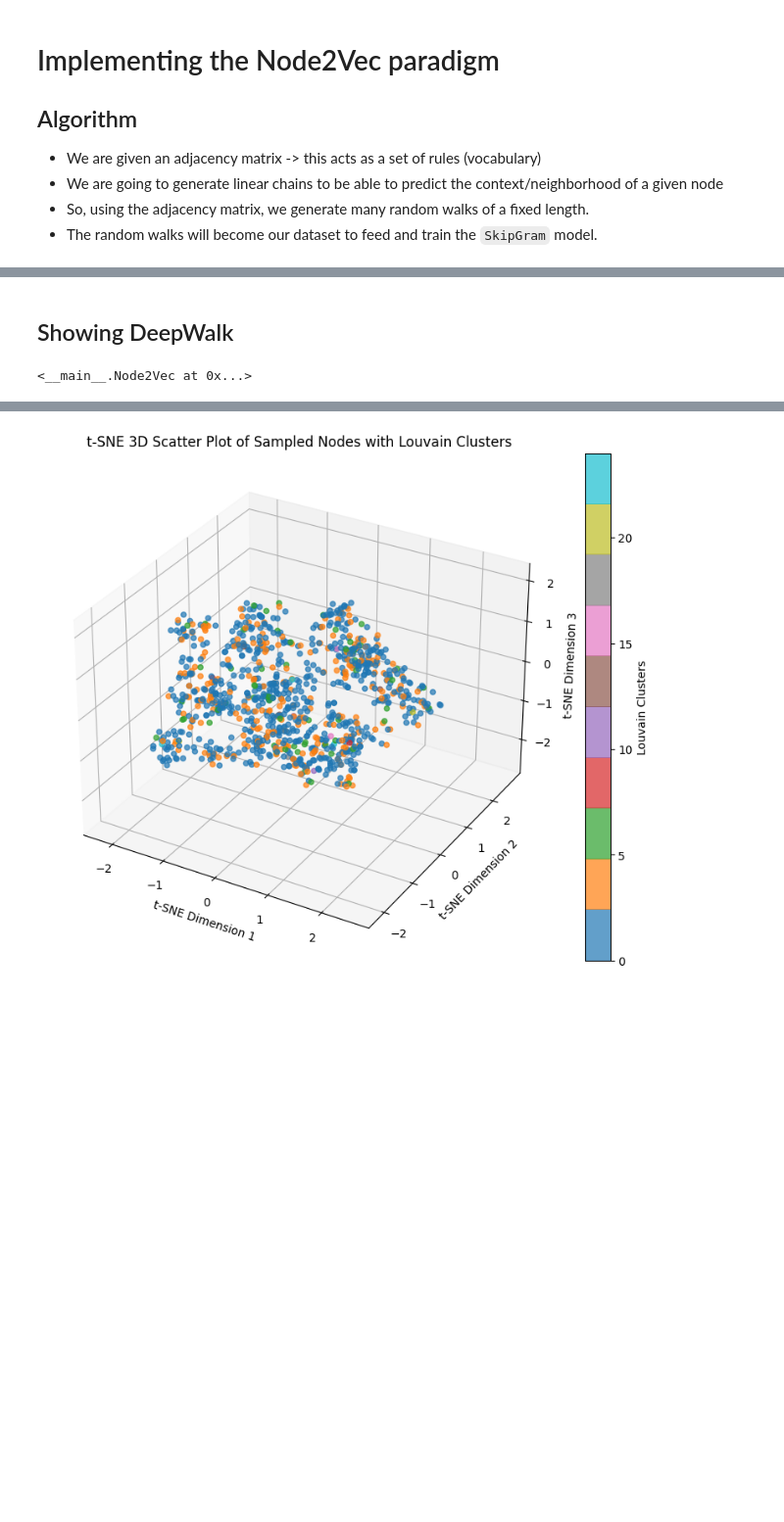
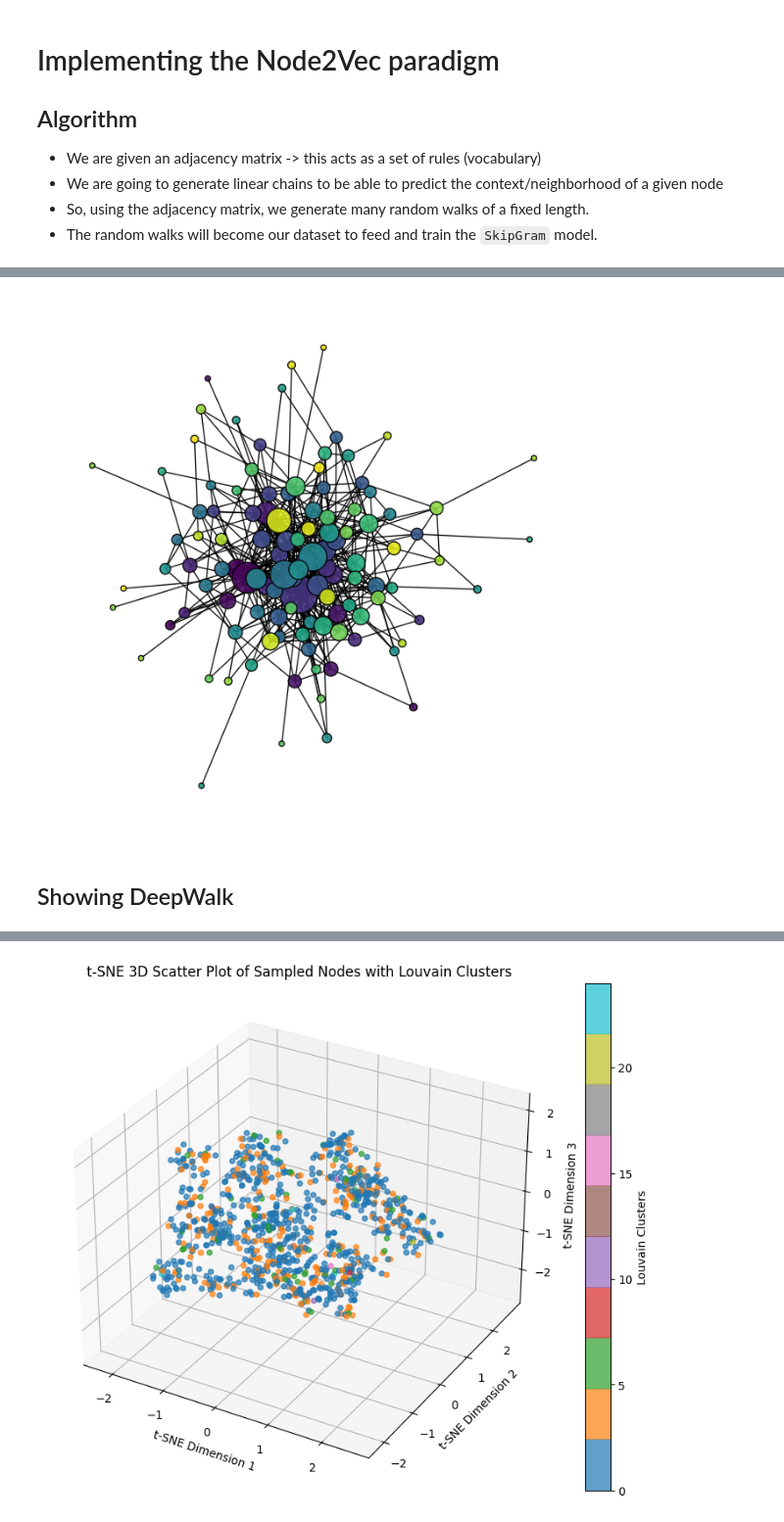
Before and after one commit to Anika-Roy/Exploring_Graph_Embeddings, a Jupyter notebook: david_copperfield/word_adjj_visu.ipynb, the cells around one changed output, grey strips where cells are left out. Shown at 98% size. Drawn from its saved outputs; the diff is of its cells as text; code cells hidden in the pictures; blank space fills up the shorter version.

```diff
--- a/david_copperfield/word_adjj_visu.ipynb
+++ b/david_copperfield/word_adjj_visu.ipynb
@@ -407,11 +371,26 @@ Ground Truth Labels:
+# %%
+# Visualize the network wiht labels as colors
+labels = list(G.nodes)
+
+# Map each label to a number
+id = 0
+label_map = {}
+for label in labels:
+    if label not in label_map:
+        label_map[label] = id
+        id += 1
+
+labels_as_numbers = [int(label_map[label]) for label in labels]
+
+plot_graph(G, labels_as_numbers)
+# %% [output]
+[figure, added]
 # %% [markdown]
 ## Showing DeepWalk
 # %%
 # adjmat , window_size , embedding_size , walks_per_vertex , walk_length , p , q
 # n2v = Node2Vec(adjmat, 10, 128, 5, 5, 1, 1)
-Node2Vec(adjmat, 10, 128, 10, 80, 1, 1)
+n2v = Node2Vec(adjmat, 10, 128, 10, 80, 1, 1)
-# %% [output]
-<__main__.Node2Vec at 0x...>
 # %%
 n2v.train(30, 0.05)
 # %% [output]
```
Also changed, not shown: parts of 11 cells of this notebook, 4 other files.
